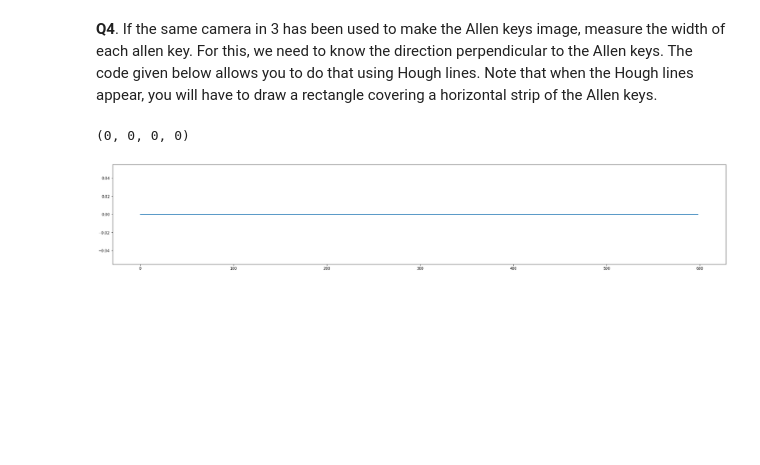
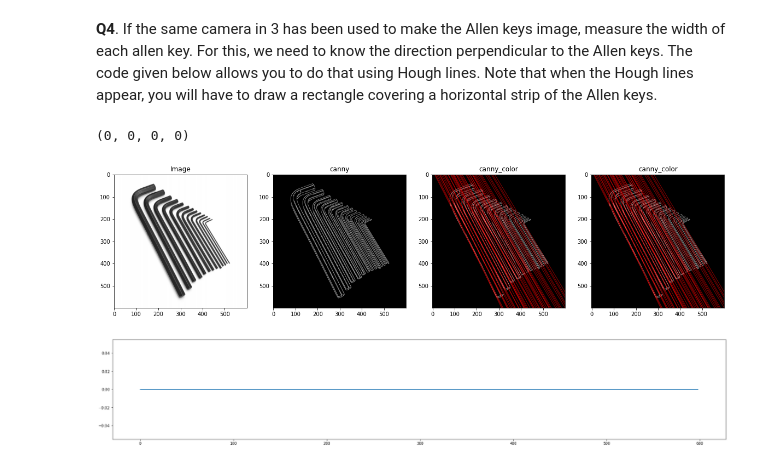
Before and after one commit to YohanAbeysinghe/EN2550-Fundementals-of-Image-Processing-and-Computer-Vision, a Jupyter notebook: 7. L7-3-23 - Exercise 7/exercise7.ipynb, the cells around one changed output. Cells and saved outputs as stored; diff of their text form; code cells hidden in the pictures; blank space fills up the shorter version.

```diff
--- a/7. L7-3-23 - Exercise 7/exercise7.ipynb
+++ b/7. L7-3-23 - Exercise 7/exercise7.ipynb
@@ -45,9 +45,9 @@ t=np.array([[0],[0],[-4000]])
 P1=K @ np.concatenate((R,t),axis=1)
 
 
-titz = 30*np.pi/180
+a = 30*np.pi/180
 
-R=np.array([[np.cos(titz),-np.sin(titz),0],[np.sin(titz),np.cos(titz),0],[0,0,1]])
+R=np.array([[np.cos(a),-np.sin(a),0],[np.sin(a),np.cos(a),0],[0,0,1]])
 K=np.array([[0.8,0,0],[0,0.8,0],[0,0,1]])
 t=np.array([[0],[0],[-4000]])
 
@@ -136,56 +136,66 @@ canny = cv .Canny(im, 50, 150)
 
 # Copy edges to the images that will display the results in BGR
 canny_color = cv . cvtColor ( canny , cv .COLOR_GRAY2BGR)
+
 
 lines = cv . HoughLines ( canny , 1 , np . pi / 180 , 170 , None , 0 , 0)
 if lines is not None :
     for i in range (0 , len (lines)):
         rho = lines[i][0][0]
         theta = lines[i][0][1]
         a = np.cos(theta)
         b = np.sin(theta )
         x0 = a*rho
         y0 = b*rho
         pt1 = (int(x0 + 1000*(-b)) , int(y0 + 1000*(a)))
         pt2 = (int(x0 - 1000*(-b)) , int(y0 - 1000*(a)))
         cv.line(canny_color , pt1 , pt2 , (0 ,0 ,255) , 1 , cv.LINE_AA)
 
-cv.namedWindow('Image', cv.WINDOW_AUTOSIZE)
-cv.imshow('Image', im)
+# cv.namedWindow('Image' , cv.WINDOW_AUTOSIZE)
+# cv.imshow('Image', im)
+# cv.waitKey(0)
+# cv.imshow('Image', canny)
+# cv.waitKey(0)
+# cv.imshow('Image', canny_color)
+
+fig,ax=plt.subplots(1,4,figsize=(20,20))
+ax[0].set_title('Image')
+ax[0].imshow(cv.cvtColor(im, cv.COLOR_BGR2RGB))
+ax[1].set_title('canny')
+ax[1].imshow(cv.cvtColor(canny, cv.COLOR_BGR2RGB))
+ax[2].set_title('canny_color')
+ax[2].imshow(cv.cvtColor(canny_color, cv.COLOR_BGR2RGB))
+
+
+r = cv.selectROI('Image', canny_color , showCrosshair = True , fromCenter =False)
 cv.waitKey(0)
-cv.imshow('Image', canny)
-cv.waitKey(0)
-cv.imshow('Image', canny_color)
-r = cv.selectROI('Image', canny_color, showCrosshair=True , fromCenter=False)
-cv.waitKey(0)
-print(r)
+print (r)
 
 x0 , y0 = int (r[0] +r[2]/2) , int(r[1]+r[3]/2)
 m = b/a # Gradient
 m = np.tan(np.median(lines[ : , 0 ,1]))
 c = y0 = m*x0 # Inte r cept
+cv.line(canny_color , (0 , int(c)) , (im.shape[0] , int(m*im.shape[0] +  c )) , (0 ,255 ,0) , 2 , cv.LINE_AA)
+# cv.imshow('Image', canny_color)
+# cv.waitKey(0)
 
-cv.line(canny_color , (0 , int(c)) , (im.shape[0] , int(m*im.shape[0] +  c )) , (0 ,255 ,0) , 2 , cv.LINE_AA)
+ax[3].set_title('canny_color')
+ax[3].imshow(cv.cvtColor(canny_color, cv.COLOR_BGR2RGB))
 
-cv.imshow('Image', canny_color)
-cv.waitKey(0)
-cv.destroyAllWindows()
-
+# cv.destroyAllWindows()
 dy = 1
 y_sub_pixel = np.arange(0 , im.shape[0] - 1 , dy )
 f_sub_pixel = np.zeros_like(y_sub_pixel)
 f_sub_pixel_nn = np.zeros_like(y_sub_pixel)
-# https://youtu.be/v9CFu4r6tPY
-
+# https : / / youtu . be / v9CFu4r6tPY
 # for i , y in enumerate(y_sub_pixel):
-    # Your code hear to generate the pixel values along the line
-
-fig, ax = plt.subplots(figsize =(30 ,5))
+# # Your code hear to generate the pix el values along the lin e
+fig , ax = plt.subplots(figsize =(30 ,5))
 ax.plot(f_sub_pixel_nn )
-
-#Your code hear to compute the widths. Keep in mind of the angle.
+#Your code hear to compute the widths . Keep in mind of the angle.
 
 plt.show()
 # %% [output]
 (0, 0, 0, 0)
-[figure, old version]
+[figure, new version]
+[figure, added]
```
